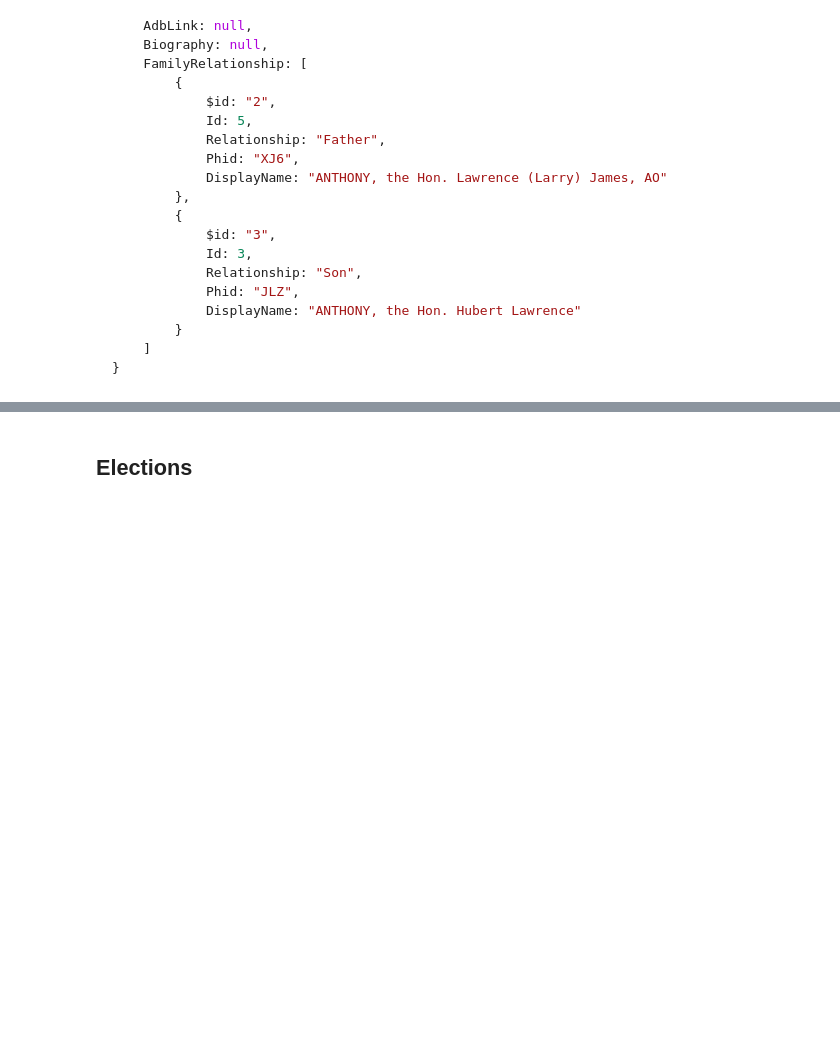
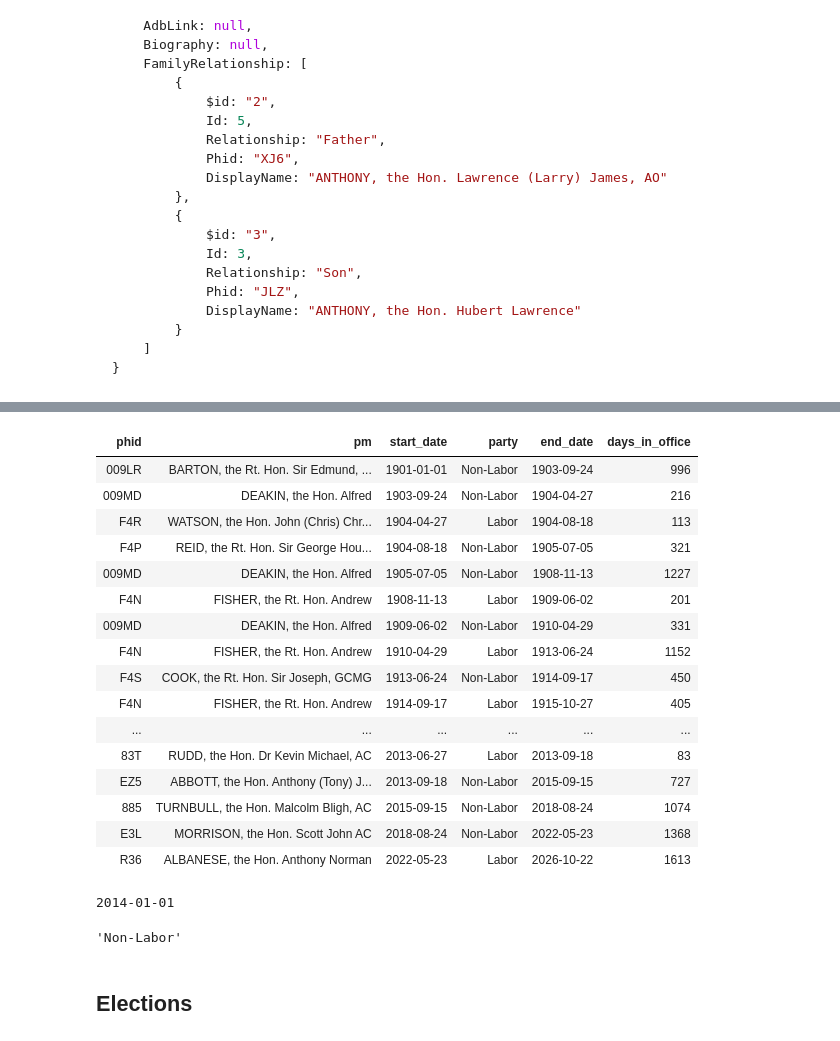
Before and after one commit to rapid-community-data-lab/rapid-data-guide, a Jupyter notebook: public-interest-data-guide/hansard/resources/parliamentary-handbook-api.ipynb, the cells around one changed output, grey strips where cells are left out. Saved outputs shown, nothing was run; the diff lists cells and outputs as text; code cells hidden in the pictures; blank space fills up the shorter version.

Commit message:
More on Handbook API

```diff
--- a/public-interest-data-guide/hansard/resources/parliamentary-handbook-api.ipynb
+++ b/public-interest-data-guide/hansard/resources/parliamentary-handbook-api.ipynb
@@ -115,0 +286,59 @@ Example (Doug Anthony): <https://handbookapi.aph.gov.au/api/Parliamentarian/GetB
+# %%
+pm_data = requests.get(
+    "https://handbookapi.aph.gov.au/api/HistoricalInformation/PrimeMinisters"
+).json()
+pms = {pm["Phid"]: pm for pm in pm_data}
+governments = []
+current_pm = ""
+current_party = ""
+current_end = ""
+
+for mini in df_min.sort_values("Id", ascending=True).itertuples():
+    if mini.LeaderPHID != current_pm or mini.party != current_party:
+        if current_end:
+            governments[-1]["end_date"] = current_end
+        current_end = mini.DateEnd.date().isoformat()
+        current_party = mini.party
+        current_pm = mini.LeaderPHID
+        governments.append(
+            {
+                "phid": mini.LeaderPHID,
+                "pm": pms[mini.LeaderPHID]["DisplayName"],
+                "start_date": mini.DateStart.date().isoformat(),
+                "party": mini.party,
+            }
+        )
+    else:
+        current_end = mini.DateEnd.date().isoformat()
+        current_party = mini.party
+        current_pm = mini.LeaderPHID
+# %%
+import datetime
+
+df_gov = pd.DataFrame(governments)
+df_gov["start_date"] = pd.to_datetime(df_gov["start_date"])
+df_gov["end_date"] = pd.to_datetime(df_gov["end_date"])
+df_gov.fillna({"end_date": datetime.datetime.now()}, inplace=True)
+df_gov["days_in_office"] = df_gov["end_date"] - df_gov["start_date"]
+df_gov["days_in_office"] = df_gov["days_in_office"].dt.days
+df_gov.style.bar(subset=["days_in_office"], color="#d65f5f").format(
+    {"start_date": "{:%Y-%m-%d}", "end_date": "{:%Y-%m-%d}"}
+).hide()
+# %% [output]
+| phid | pm | start_date | party | end_date | days_in_office |
+| 009LR | BARTON, the Rt. Hon. Sir Edmund, ... | 1901-01-01 | Non-Labor | 1903-09-24 | 996 |
+| 009MD | DEAKIN, the Hon. Alfred | 1903-09-24 | Non-Labor | 1904-04-27 | 216 |
+| F4R | WATSON, the Hon. John (Chris) Chr... | 1904-04-27 | Labor | 1904-08-18 | 113 |
+| F4P | REID, the Rt. Hon. Sir George Hou... | 1904-08-18 | Non-Labor | 1905-07-05 | 321 |
+| 009MD | DEAKIN, the Hon. Alfred | 1905-07-05 | Non-Labor | 1908-11-13 | 1227 |
+| F4N | FISHER, the Rt. Hon. Andrew | 1908-11-13 | Labor | 1909-06-02 | 201 |
+| 009MD | DEAKIN, the Hon. Alfred | 1909-06-02 | Non-Labor | 1910-04-29 | 331 |
+| F4N | FISHER, the Rt. Hon. Andrew | 1910-04-29 | Labor | 1913-06-24 | 1152 |
+| F4S | COOK, the Rt. Hon. Sir Joseph, GCMG | 1913-06-24 | Non-Labor | 1914-09-17 | 450 |
+| F4N | FISHER, the Rt. Hon. Andrew | 1914-09-17 | Labor | 1915-10-27 | 405 |
+| ... | ... | ... | ... | ... | ... |
+| 83T | RUDD, the Hon. Dr Kevin Michael, AC | 2013-06-27 | Labor | 2013-09-18 | 83 |
+| EZ5 | ABBOTT, the Hon. Anthony (Tony) J... | 2013-09-18 | Non-Labor | 2015-09-15 | 727 |
+| 885 | TURNBULL, the Hon. Malcolm Bligh, AC | 2015-09-15 | Non-Labor | 2018-08-24 | 1074 |
+| E3L | MORRISON, the Hon. Scott John AC | 2018-08-24 | Non-Labor | 2022-05-23 | 1368 |
+| R36 | ALBANESE, the Hon. Anthony Norman | 2022-05-23 | Labor | 2026-10-22 | 1613 |
@@ -116,3 +350,8 @@ Example (Doug Anthony): <https://handbookapi.aph.gov.au/api/Parliamentarian/GetB
+# %%
+find_party_by_date(df_gov, "2014-01-01")
+# %% [output]
+2014-01-01
+'Non-Labor'
 # %% [markdown]
 ## Elections
 # %% [markdown]
```
Also changed, not shown: parts of 24 cells of this notebook, 14 other files.
